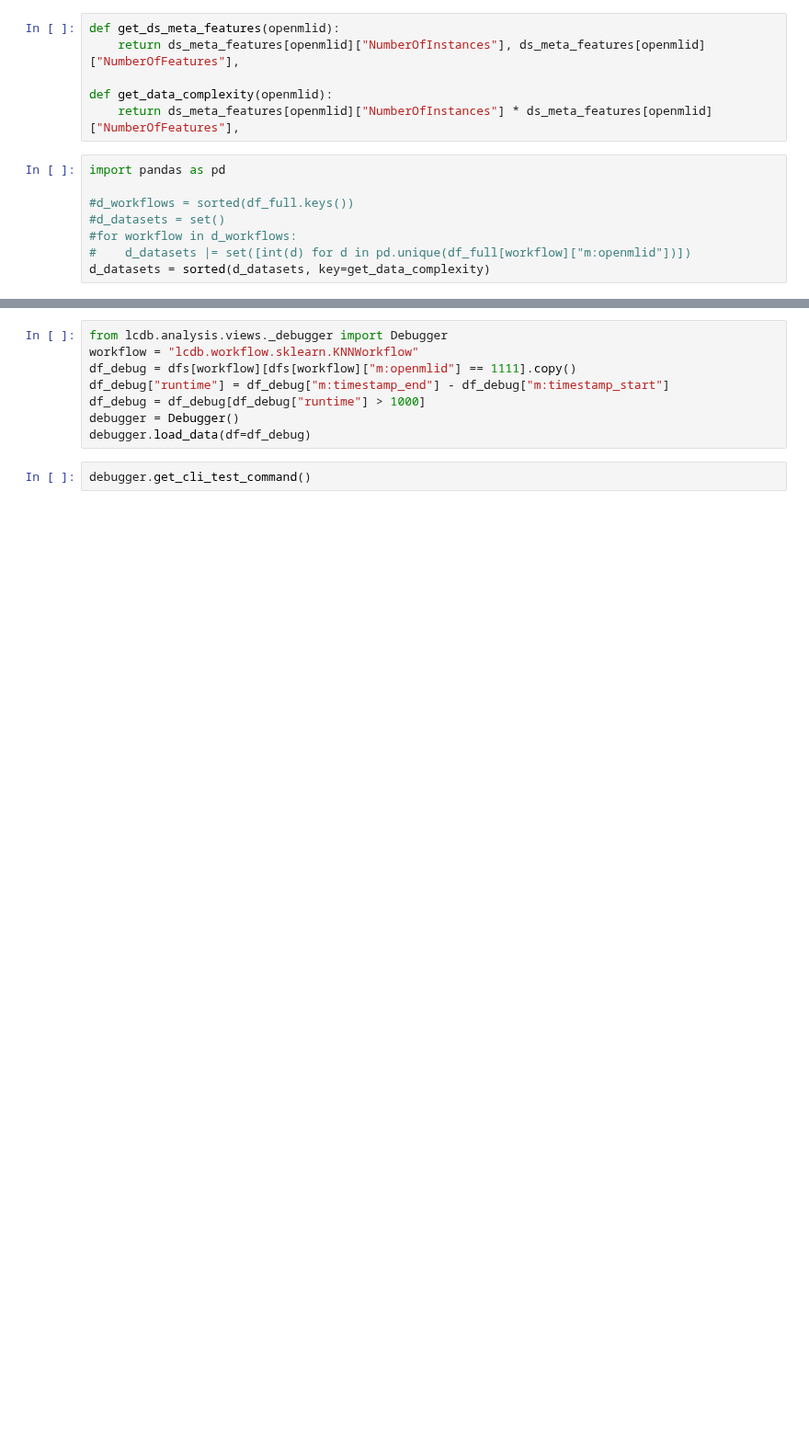
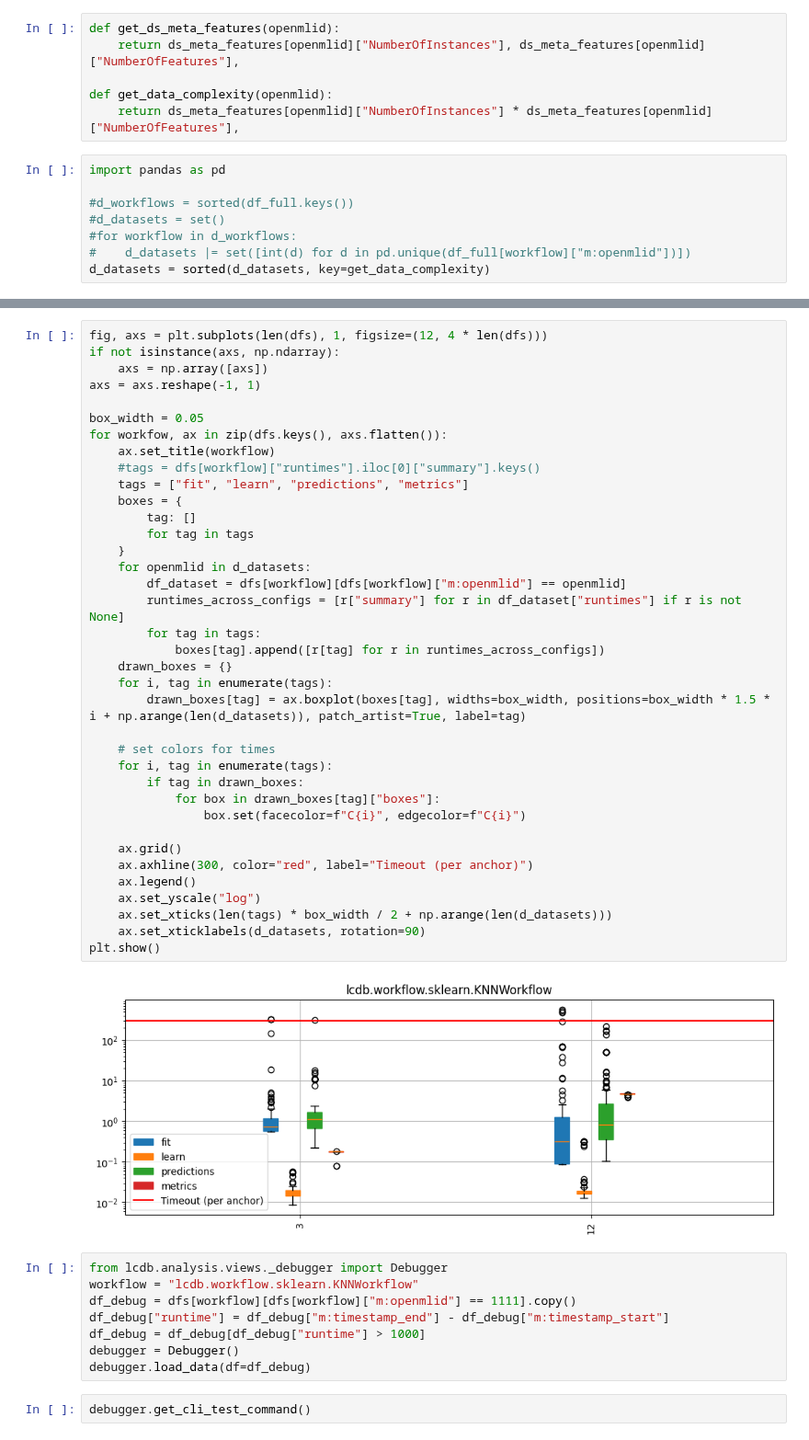
Before and after one commit to fmohr/lcdb, a Jupyter notebook: publications/2023-neurips/experiments/debugging/runtime-extrapolation.ipynb, the cells around one changed output, grey strips where cells are left out. Shown at 92% size. Saved outputs shown, nothing was run; the diff lists cells and outputs as text; blank space fills up the shorter version.

```diff
--- a/publications/2023-neurips/experiments/debugging/runtime-extrapolation.ipynb
+++ b/publications/2023-neurips/experiments/debugging/runtime-extrapolation.ipynb
@@ -110,3 +127,42 @@ print((np.nansum(mean_runtimes) * 10**5) / 86400 / 365)
+# %%
+fig, axs = plt.subplots(len(dfs), 1, figsize=(12, 4 * len(dfs)))
+if not isinstance(axs, np.ndarray):
+    axs = np.array([axs])
+axs = axs.reshape(-1, 1)
+
+box_width = 0.05
+for workfow, ax in zip(dfs.keys(), axs.flatten()):
+    ax.set_title(workflow)
+    #tags = dfs[workflow]["runtimes"].iloc[0]["summary"].keys()
+    tags = ["fit", "learn", "predictions", "metrics"]
+    boxes = {
+        tag: []
+        for tag in tags
+    }
+    for openmlid in d_datasets:
+        df_dataset = dfs[workflow][dfs[workflow]["m:openmlid"] == openmlid]
+        runtimes_across_configs = [r["summary"] for r in df_dataset["runtimes"] if r is not None]
+        for tag in tags:
+            boxes[tag].append([r[tag] for r in runtimes_across_configs])
+    drawn_boxes = {}
+    for i, tag in enumerate(tags):
+        drawn_boxes[tag] = ax.boxplot(boxes[tag], widths=box_width, positions=box_width * 1.5 * i + np.arange(len(d_datasets)), patch_artist=True, label=tag)
+
+    # set colors for times
+    for i, tag in enumerate(tags):
+        if tag in drawn_boxes:
+            for box in drawn_boxes[tag]["boxes"]:
+                box.set(facecolor=f"C{i}", edgecolor=f"C{i}")
+
+    ax.grid()
+    ax.axhline(300, color="red", label="Timeout (per anchor)")
+    ax.legend()
+    ax.set_yscale("log")
+    ax.set_xticks(len(tags) * box_width / 2 + np.arange(len(d_datasets)))
+    ax.set_xticklabels(d_datasets, rotation=90)
+plt.show()
+# %% [output]
+[figure, added]
 # %%
 from lcdb.analysis.views._debugger import Debugger
 workflow = "lcdb.workflow.sklearn.KNNWorkflow"
```
Also changed, not shown: parts of 7 cells of this notebook, 15 other files.
